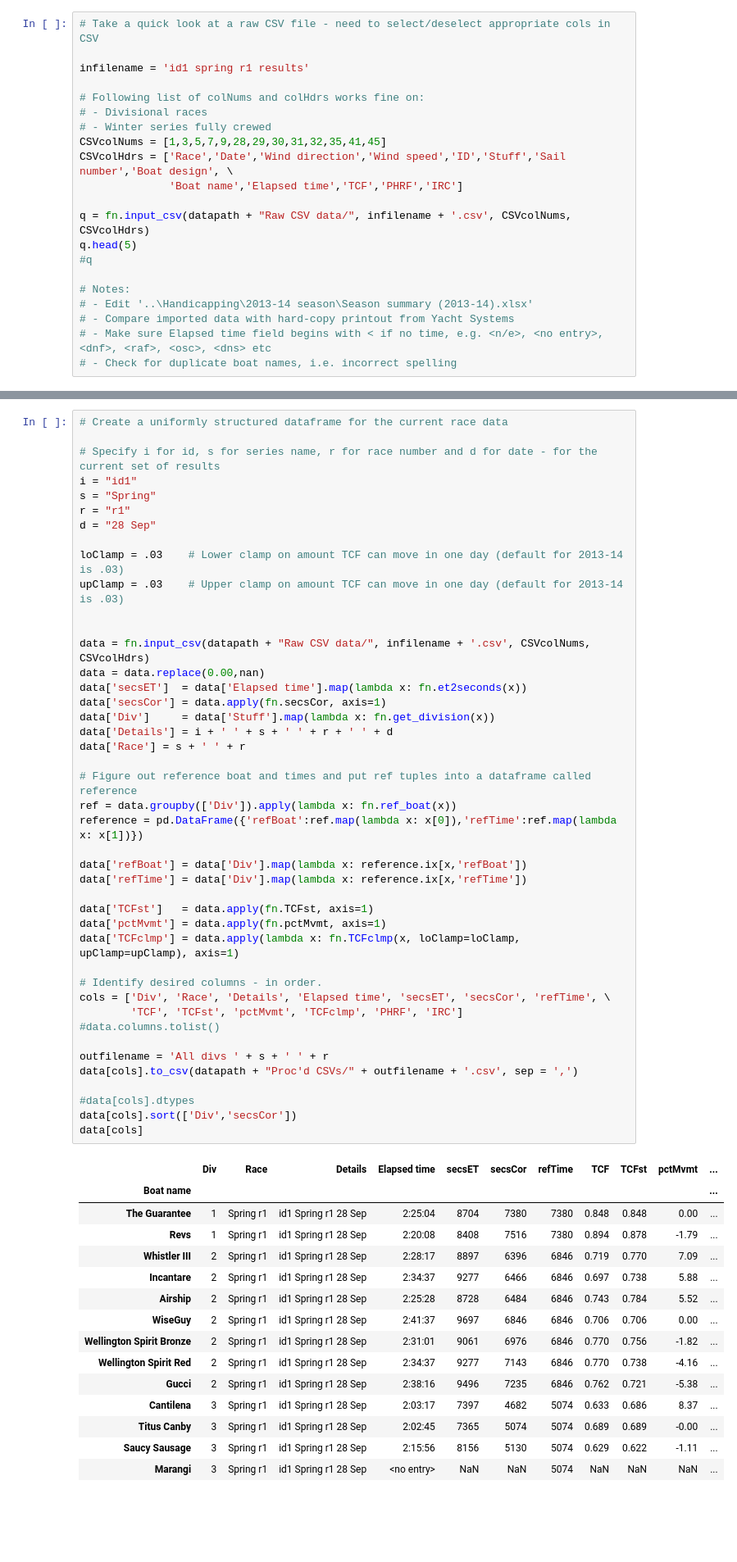
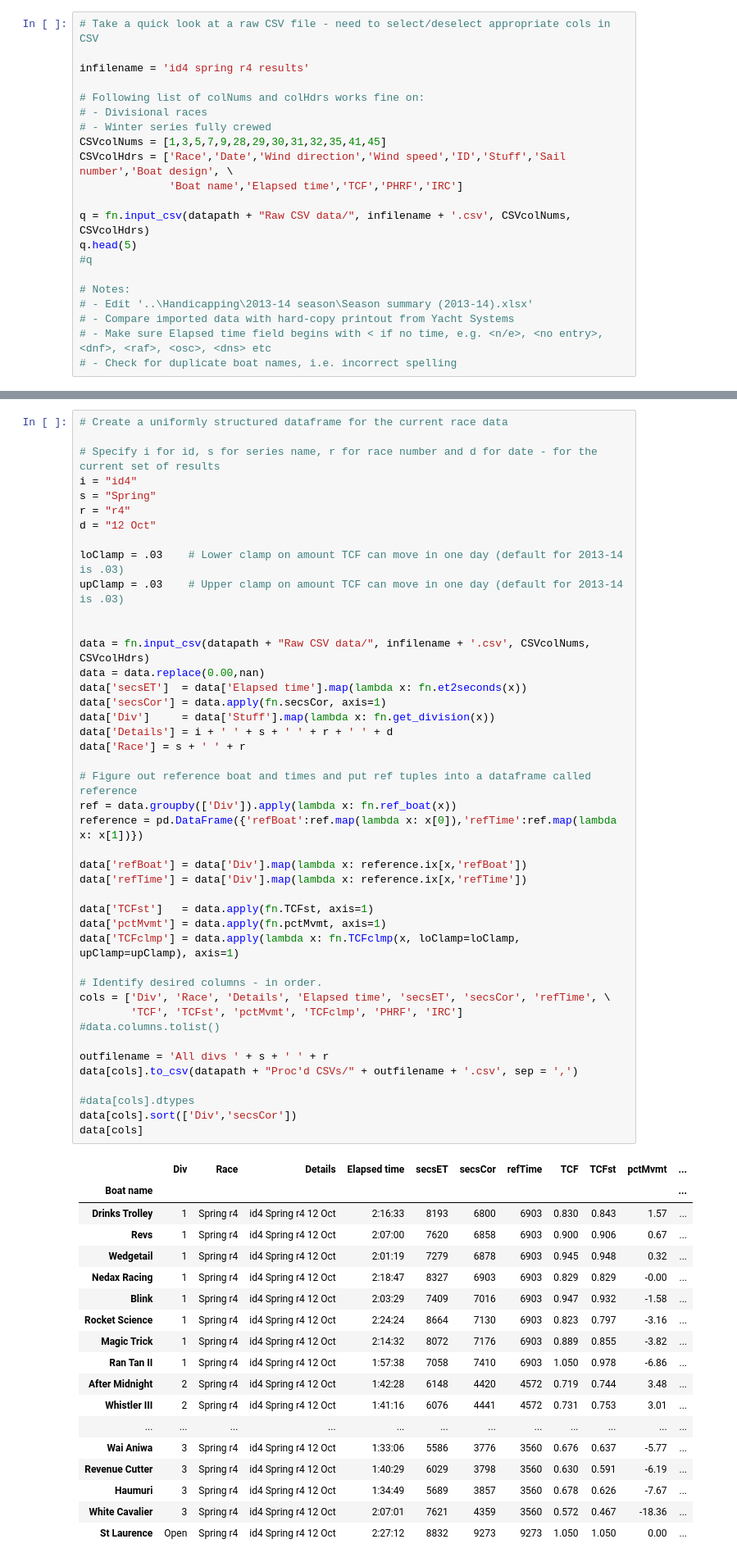
Before and after one commit to drphilbishop/RPNYC_race_analysis, a Jupyter notebook: processRawRaceData.ipynb, the cells around one changed output, grey strips where cells are left out. Shown at 82% size. Saved outputs shown, nothing was run; the diff lists cells and outputs as text; blank space fills up the shorter version.

```diff
--- a/processRawRaceData.ipynb
+++ b/processRawRaceData.ipynb
@@ -27,7 +27,7 @@ datapath = 'C:\\Phil\\My Dropbox\\Sailing cmte\\Handicapping\\2013-14 season\\'
 # %%
 # Take a quick look at a raw CSV file - need to select/deselect appropriate cols in CSV
 
-infilename = 'id1 spring r1 results'
+infilename = 'id4 spring r4 results'
 
 # Following list of colNums and colHdrs works fine on:
 # - Divisional races
@@ -57,10 +57,10 @@ q.head(5)
 # Create a uniformly structured dataframe for the current race data
 
 # Specify i for id, s for series name, r for race number and d for date - for the current set of results
-i = "id1"
+i = "id4"
 s = "Spring"
-r = "r1"
-d = "28 Sep"
+r = "r4"
+d = "12 Oct"
 
 loClamp = .03    # Lower clamp on amount TCF can move in one day (default for 2013-14 is .03)
 upClamp = .03    # Upper clamp on amount TCF can move in one day (default for 2013-14 is .03)
@@ -72,46 +72,49 @@ data['secsET']  = data['Elapsed time'].map(lambda x: fn.et2seconds(x))
 data['secsCor'] = data.apply(fn.secsCor, axis=1)
 data['Div']     = data['Stuff'].map(lambda x: fn.get_division(x))
 data['Details'] = i + ' ' + s + ' ' + r + ' ' + d
 data['Race'] = s + ' ' + r
 
 # Figure out reference boat and times and put ref tuples into a dataframe called reference
 ref = data.groupby(['Div']).apply(lambda x: fn.ref_boat(x))
 reference = pd.DataFrame({'refBoat':ref.map(lambda x: x[0]),'refTime':ref.map(lambda x: x[1])})
 
 data['refBoat'] = data['Div'].map(lambda x: reference.ix[x,'refBoat'])
 data['refTime'] = data['Div'].map(lambda x: reference.ix[x,'refTime'])
 
 data['TCFst']   = data.apply(fn.TCFst, axis=1)
 data['pctMvmt'] = data.apply(fn.pctMvmt, axis=1)
 data['TCFclmp'] = data.apply(lambda x: fn.TCFclmp(x, loClamp=loClamp, upClamp=upClamp), axis=1)
 
 # Identify desired columns - in order.
 cols = ['Div', 'Race', 'Details', 'Elapsed time', 'secsET', 'secsCor', 'refTime', \
         'TCF', 'TCFst', 'pctMvmt', 'TCFclmp', 'PHRF', 'IRC']
 #data.columns.tolist()
 
 outfilename = 'All divs ' + s + ' ' + r
 data[cols].to_csv(datapath + "Proc'd CSVs/" + outfilename + '.csv', sep = ',')
 
 #data[cols].dtypes
 data[cols].sort(['Div','secsCor'])
 data[cols]
 # %% [output]
 |  | Div | Race | Details | Elapsed time | secsET | secsCor | refTime | TCF | TCFst | pctMvmt | ... |
 | Boat name |  |  |  |  |  |  |  |  |  |  | ... |
-| The Guarantee | 1 | Spring r1 | id1 Spring r1 28 Sep | 2:25:04 | 8704 | 7380 | 7380 | 0.848 | 0.848 | 0.00 | ... |
-| Revs | 1 | Spring r1 | id1 Spring r1 28 Sep | 2:20:08 | 8408 | 7516 | 7380 | 0.894 | 0.878 | -1.79 | ... |
-| Whistler III | 2 | Spring r1 | id1 Spring r1 28 Sep | 2:28:17 | 8897 | 6396 | 6846 | 0.719 | 0.770 | 7.09 | ... |
-| Incantare | 2 | Spring r1 | id1 Spring r1 28 Sep | 2:34:37 | 9277 | 6466 | 6846 | 0.697 | 0.738 | 5.88 | ... |
-| Airship | 2 | Spring r1 | id1 Spring r1 28 Sep | 2:25:28 | 8728 | 6484 | 6846 | 0.743 | 0.784 | 5.52 | ... |
-| WiseGuy | 2 | Spring r1 | id1 Spring r1 28 Sep | 2:41:37 | 9697 | 6846 | 6846 | 0.706 | 0.706 | 0.00 | ... |
-| Wellington Spirit Bronze | 2 | Spring r1 | id1 Spring r1 28 Sep | 2:31:01 | 9061 | 6976 | 6846 | 0.770 | 0.756 | -1.82 | ... |
-| Wellington Spirit Red | 2 | Spring r1 | id1 Spring r1 28 Sep | 2:34:37 | 9277 | 7143 | 6846 | 0.770 | 0.738 | -4.16 | ... |
-| Gucci | 2 | Spring r1 | id1 Spring r1 28 Sep | 2:38:16 | 9496 | 7235 | 6846 | 0.762 | 0.721 | -5.38 | ... |
-| Cantilena | 3 | Spring r1 | id1 Spring r1 28 Sep | 2:03:17 | 7397 | 4682 | 5074 | 0.633 | 0.686 | 8.37 | ... |
-| Titus Canby | 3 | Spring r1 | id1 Spring r1 28 Sep | 2:02:45 | 7365 | 5074 | 5074 | 0.689 | 0.689 | -0.00 | ... |
-| Saucy Sausage | 3 | Spring r1 | id1 Spring r1 28 Sep | 2:15:56 | 8156 | 5130 | 5074 | 0.629 | 0.622 | -1.11 | ... |
-| Marangi | 3 | Spring r1 | id1 Spring r1 28 Sep | <no entry> | NaN | NaN | 5074 | NaN | NaN | NaN | ... |
+| Drinks Trolley | 1 | Spring r4 | id4 Spring r4 12 Oct | 2:16:33 | 8193 | 6800 | 6903 | 0.830 | 0.843 | 1.57 | ... |
+| Revs | 1 | Spring r4 | id4 Spring r4 12 Oct | 2:07:00 | 7620 | 6858 | 6903 | 0.900 | 0.906 | 0.67 | ... |
+| Wedgetail | 1 | Spring r4 | id4 Spring r4 12 Oct | 2:01:19 | 7279 | 6878 | 6903 | 0.945 | 0.948 | 0.32 | ... |
+| Nedax Racing | 1 | Spring r4 | id4 Spring r4 12 Oct | 2:18:47 | 8327 | 6903 | 6903 | 0.829 | 0.829 | -0.00 | ... |
+| Blink | 1 | Spring r4 | id4 Spring r4 12 Oct | 2:03:29 | 7409 | 7016 | 6903 | 0.947 | 0.932 | -1.58 | ... |
+| Rocket Science | 1 | Spring r4 | id4 Spring r4 12 Oct | 2:24:24 | 8664 | 7130 | 6903 | 0.823 | 0.797 | -3.16 | ... |
+| Magic Trick | 1 | Spring r4 | id4 Spring r4 12 Oct | 2:14:32 | 8072 | 7176 | 6903 | 0.889 | 0.855 | -3.82 | ... |
+| Ran Tan II | 1 | Spring r4 | id4 Spring r4 12 Oct | 1:57:38 | 7058 | 7410 | 6903 | 1.050 | 0.978 | -6.86 | ... |
+| After Midnight | 2 | Spring r4 | id4 Spring r4 12 Oct | 1:42:28 | 6148 | 4420 | 4572 | 0.719 | 0.744 | 3.48 | ... |
+| Whistler III | 2 | Spring r4 | id4 Spring r4 12 Oct | 1:41:16 | 6076 | 4441 | 4572 | 0.731 | 0.753 | 3.01 | ... |
+| ... | ... | ... | ... | ... | ... | ... | ... | ... | ... | ... | ... |
+| Wai Aniwa | 3 | Spring r4 | id4 Spring r4 12 Oct | 1:33:06 | 5586 | 3776 | 3560 | 0.676 | 0.637 | -5.77 | ... |
+| Revenue Cutter | 3 | Spring r4 | id4 Spring r4 12 Oct | 1:40:29 | 6029 | 3798 | 3560 | 0.630 | 0.591 | -6.19 | ... |
+| Haumuri | 3 | Spring r4 | id4 Spring r4 12 Oct | 1:34:49 | 5689 | 3857 | 3560 | 0.678 | 0.626 | -7.67 | ... |
+| White Cavalier | 3 | Spring r4 | id4 Spring r4 12 Oct | 2:07:01 | 7621 | 4359 | 3560 | 0.572 | 0.467 | -18.36 | ... |
+| St Laurence | Open | Spring r4 | id4 Spring r4 12 Oct | 2:27:12 | 8832 | 9273 | 9273 | 1.050 | 1.050 | 0.00 | ... |
 # %%
 # Count boats by division
 data[cols].groupby(['Div']).count()
```
Also changed, not shown: parts of 3 cells of this notebook, 3 other files.
